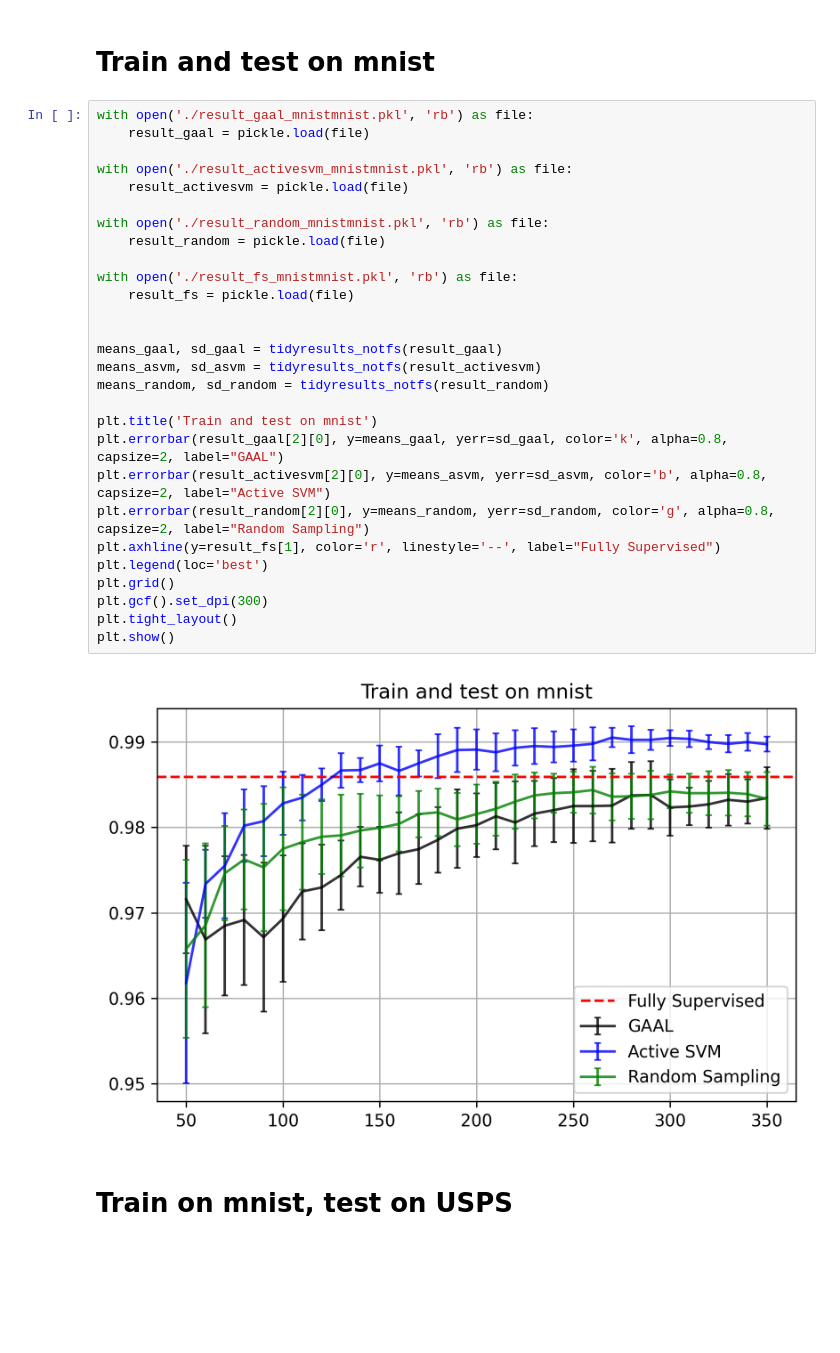
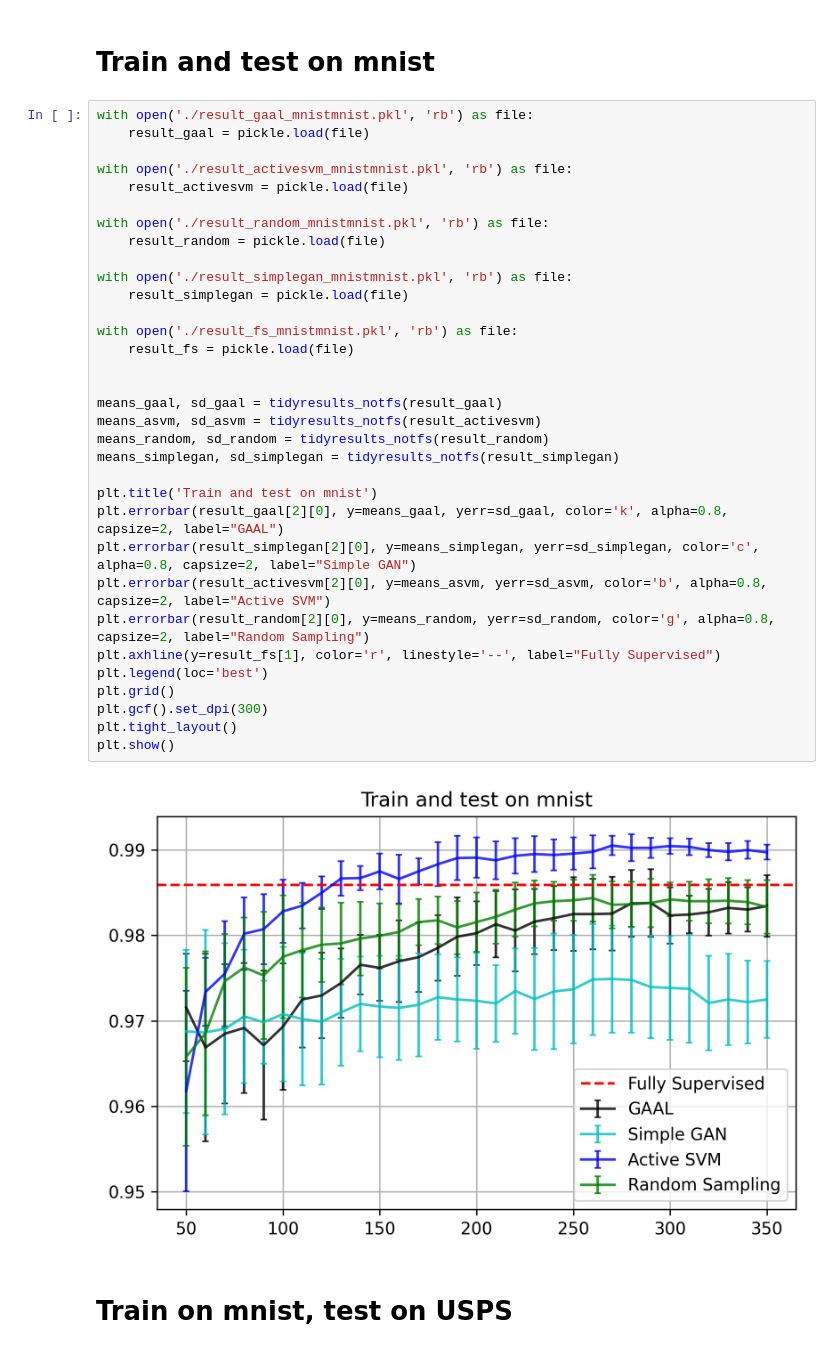
Before and after one commit to shaunntan/GenerativeAdversarialActLearning, a Jupyter notebook: results/Read results.ipynb, the cells around one changed output. Cells and saved outputs as stored; diff of their text form; blank space fills up the shorter version.

```diff
--- a/results/Read results.ipynb
+++ b/results/Read results.ipynb
@@ -12,33 +12,38 @@ def tidyresults_notfs(r):
 # %%
 with open('./result_gaal_mnistmnist.pkl', 'rb') as file:
     result_gaal = pickle.load(file)
 
 with open('./result_activesvm_mnistmnist.pkl', 'rb') as file:
     result_activesvm = pickle.load(file)
 
 with open('./result_random_mnistmnist.pkl', 'rb') as file:
     result_random = pickle.load(file)
 
+with open('./result_simplegan_mnistmnist.pkl', 'rb') as file:
+    result_simplegan = pickle.load(file)
+
 with open('./result_fs_mnistmnist.pkl', 'rb') as file:
     result_fs = pickle.load(file)
 
 
 means_gaal, sd_gaal = tidyresults_notfs(result_gaal)
 means_asvm, sd_asvm = tidyresults_notfs(result_activesvm)
 means_random, sd_random = tidyresults_notfs(result_random)
+means_simplegan, sd_simplegan = tidyresults_notfs(result_simplegan)
 
 plt.title('Train and test on mnist')
 plt.errorbar(result_gaal[2][0], y=means_gaal, yerr=sd_gaal, color='k', alpha=0.8, capsize=2, label="GAAL")
+plt.errorbar(result_simplegan[2][0], y=means_simplegan, yerr=sd_simplegan, color='c', alpha=0.8, capsize=2, label="Simple GAN")
 plt.errorbar(result_activesvm[2][0], y=means_asvm, yerr=sd_asvm, color='b', alpha=0.8, capsize=2, label="Active SVM")
 plt.errorbar(result_random[2][0], y=means_random, yerr=sd_random, color='g', alpha=0.8, capsize=2, label="Random Sampling")
 plt.axhline(y=result_fs[1], color='r', linestyle='--', label="Fully Supervised")
 plt.legend(loc='best')
 plt.grid()
 plt.gcf().set_dpi(300)
 plt.tight_layout()
 plt.show()
 # %% [output]
-[figure, old version]
+[figure, new version]
 # %% [markdown]
 # Train on mnist, test on USPS
 # %%
```
Also changed, not shown: parts of 2 cells of this notebook, 12 other files.
